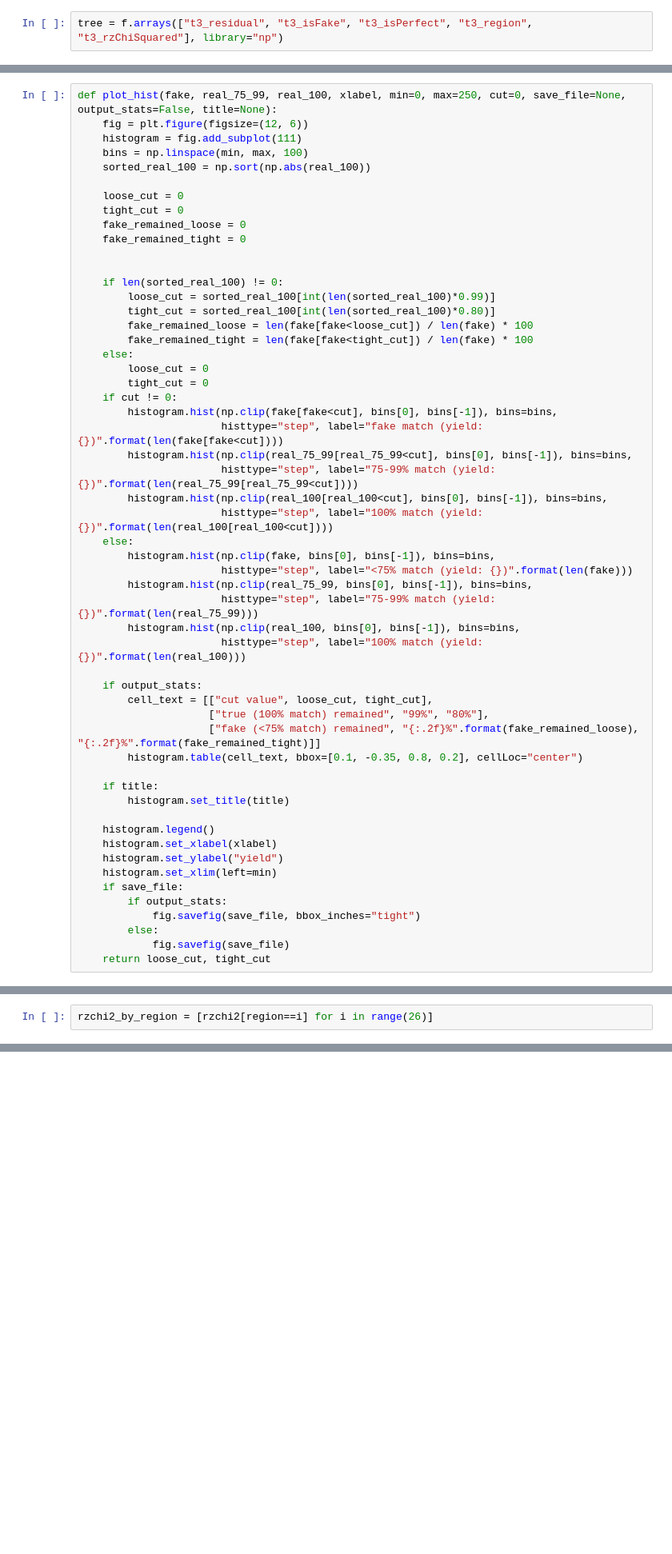
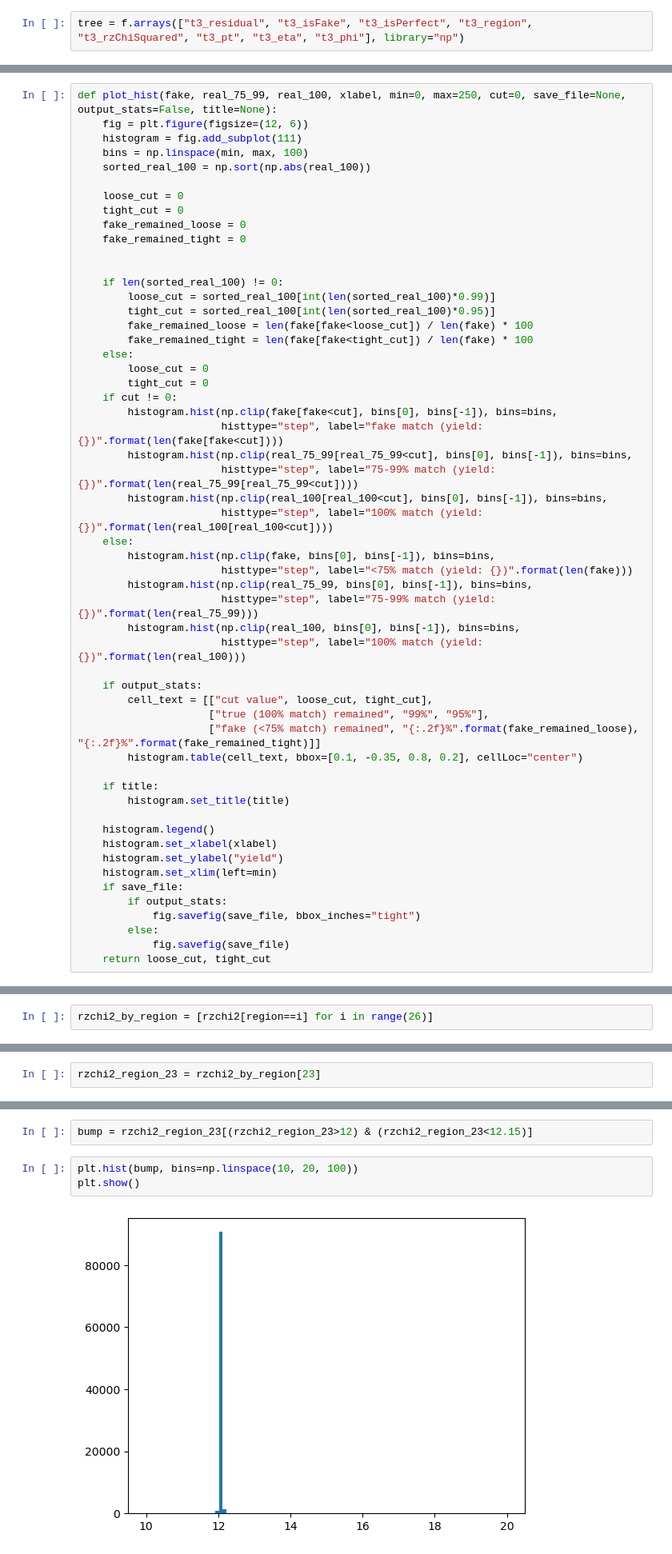
Before and after one commit to bucket420/lst-plots, a Jupyter notebook: plotting.ipynb, the cells around one changed output, grey strips where cells are left out. Shown at 80% size. Saved outputs shown, nothing was run; the diff lists cells and outputs as text; blank space fills up the shorter version.

Commit message:
plots with no cuts

```diff
--- a/plotting.ipynb
+++ b/plotting.ipynb
@@ -7,7 +7,7 @@ import ipywidgets as widgets
 # %%
 f = uproot.open("/home/users/hdhoang2001/cmssw/src/RecoTracker/LSTCore/standalone/no_cuts.root:tree")
 # %%
-tree = f.arrays(["t3_residual", "t3_isFake", "t3_isPerfect", "t3_region", "t3_rzChiSquared"], library="np")
+tree = f.arrays(["t3_residual", "t3_isFake", "t3_isPerfect", "t3_region", "t3_rzChiSquared", "t3_pt", "t3_eta", "t3_phi"], library="np")
 # %%
 res = np.concatenate(tree["t3_residual"])
 isfake = np.concatenate(tree["t3_isFake"])
@@ -33,7 +33,7 @@ def plot_hist(fake, real_75_99, real_100, xlabel, min=0, max=250, cut=0, save_fi
 
     if len(sorted_real_100) != 0:
         loose_cut = sorted_real_100[int(len(sorted_real_100)*0.99)]
-        tight_cut = sorted_real_100[int(len(sorted_real_100)*0.80)]
+        tight_cut = sorted_real_100[int(len(sorted_real_100)*0.95)]
         fake_remained_loose = len(fake[fake<loose_cut]) / len(fake) * 100
         fake_remained_tight = len(fake[fake<tight_cut]) / len(fake) * 100
     else:
@@ -56,7 +56,7 @@ def plot_hist(fake, real_75_99, real_100, xlabel, min=0, max=250, cut=0, save_fi
 
     if output_stats:
         cell_text = [["cut value", loose_cut, tight_cut],
-                     ["true (100% match) remained", "99%", "80%"],
+                     ["true (100% match) remained", "99%", "95%"],
                      ["fake (<75% match) remained", "{:.2f}%".format(fake_remained_loose), "{:.2f}%".format(fake_remained_tight)]]
         histogram.table(cell_text, bbox=[0.1, -0.35, 0.8, 0.2], cellLoc="center")
 
@@ -155,0 +156,2 @@ len(rzchi2[region==-1])
+# %%
+rzchi2_region_23 = rzchi2_by_region[23]
@@ -155,0 +166,7 @@ len(rzchi2[region==-1])
+# %%
+bump = rzchi2_region_23[(rzchi2_region_23>12) & (rzchi2_region_23<12.15)]
+# %%
+plt.hist(bump, bins=np.linspace(10, 20, 100))
+plt.show()
+# %% [output]
+[figure, added]
```
Also changed, not shown: parts of 14 cells of this notebook, 50 other files.
